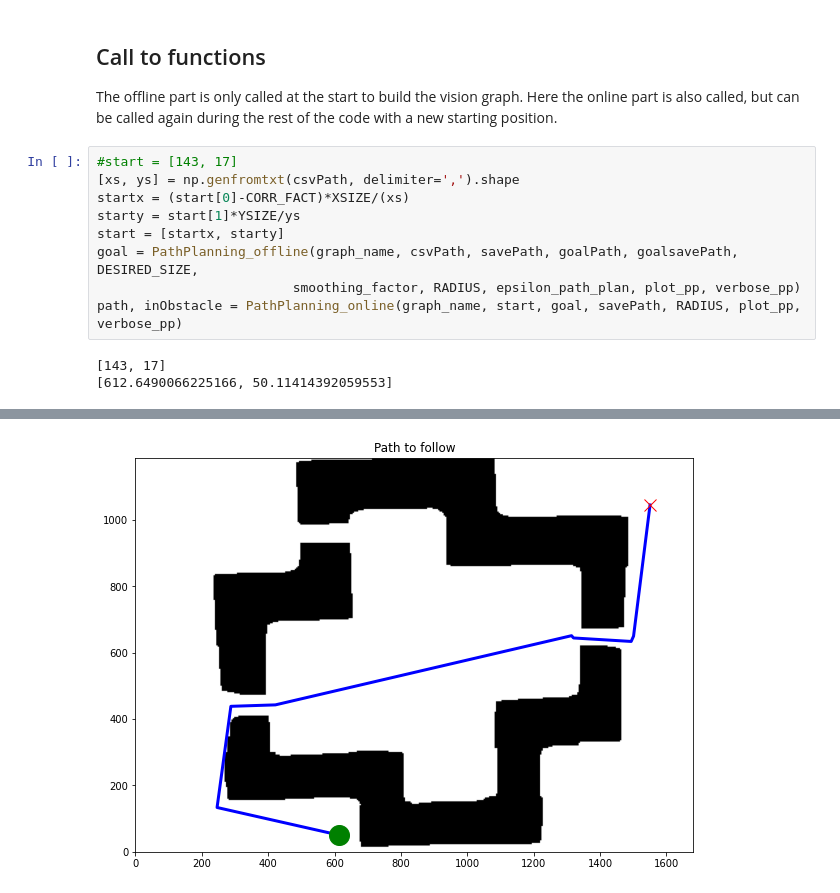
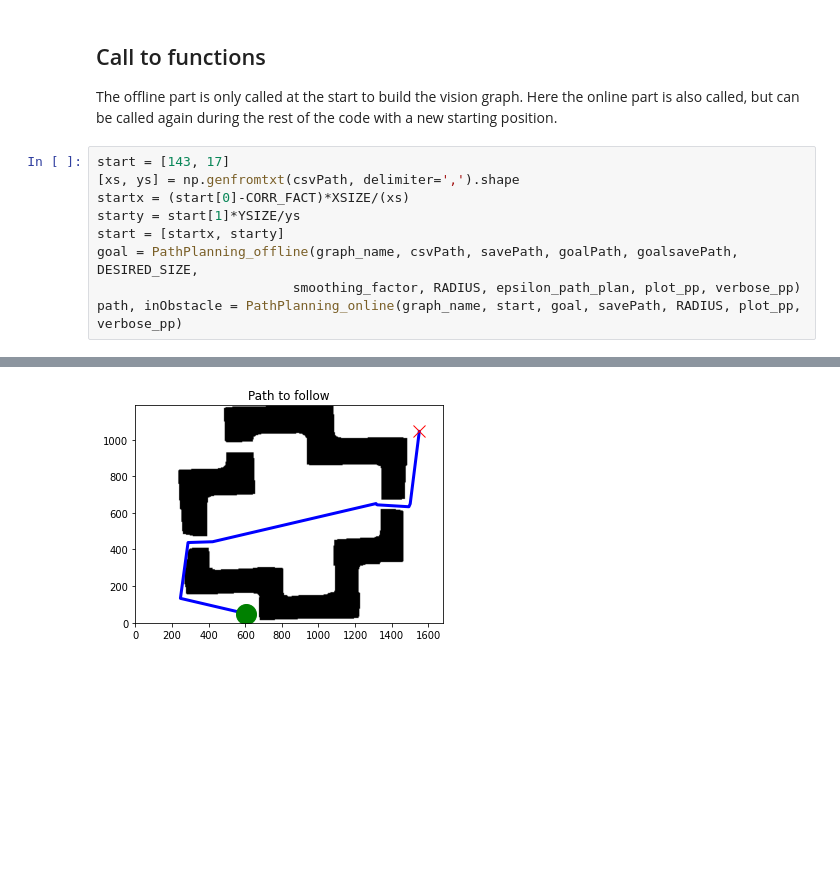
Before and after one commit to vphilippoz/MobileRobotics, a Jupyter notebook: main.ipynb, the cells around one changed output, grey strips where cells are left out. Saved outputs shown, nothing was run; the diff lists cells and outputs as text; blank space fills up the shorter version.

Commit message:
Plot update

```diff
--- a/main.ipynb
+++ b/main.ipynb
@@ -78,16 +78,14 @@ verbose_pp = False
 ## Call to functions
 The offline part is only called at the start to build the vision graph. Here the online part is also called, but can be called again during the rest of the code with a new starting position.
 # %%
-#start = [143, 17]
+start = [143, 17]
 [xs, ys] = np.genfromtxt(csvPath, delimiter=',').shape
 startx = (start[0]-CORR_FACT)*XSIZE/(xs)
 starty = start[1]*YSIZE/ys
 start = [startx, starty]
 goal = PathPlanning_offline(graph_name, csvPath, savePath, goalPath, goalsavePath, DESIRED_SIZE,
                          smoothing_factor, RADIUS, epsilon_path_plan, plot_pp, verbose_pp)
 path, inObstacle = PathPlanning_online(graph_name, start, goal, savePath, RADIUS, plot_pp, verbose_pp)
 # %% [output]
-[143, 17]
-[612.6490066225166, 50.11414392059553]
 [figure]
-[figure, old version]
+[figure, new version]
```
Also changed, not shown: parts of 2 cells of this notebook, 1 other file.
